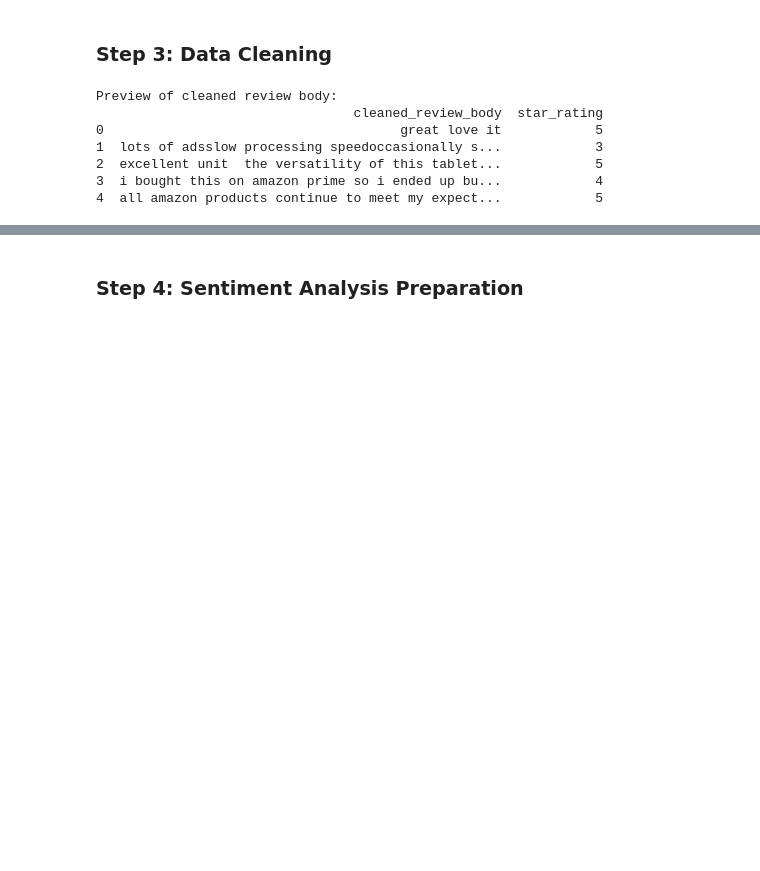
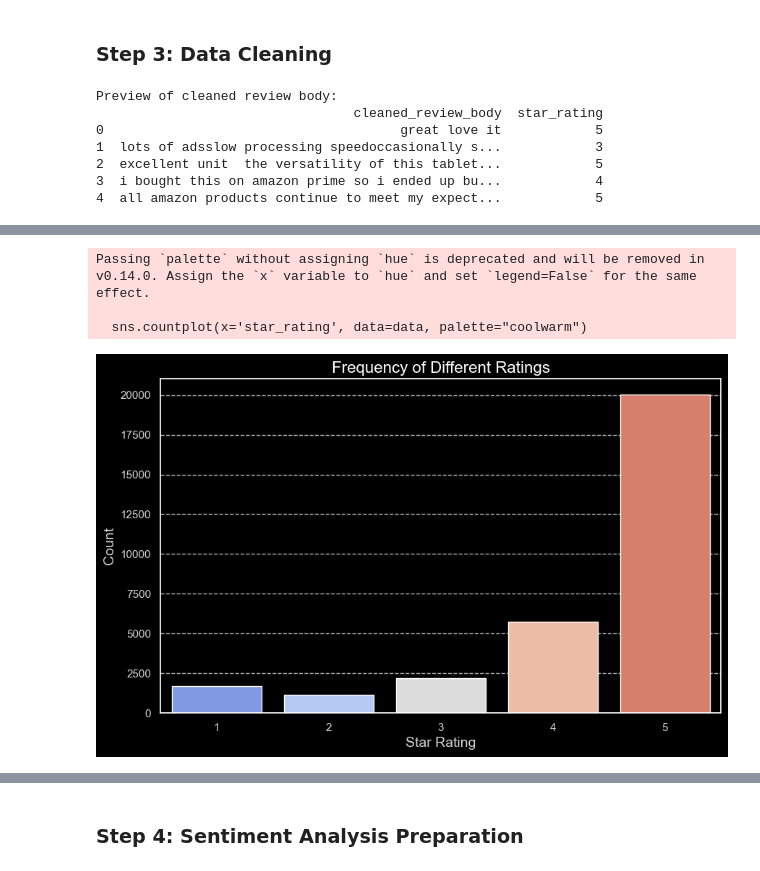
Before and after one commit to nafisalawalidris/Product-Review-Sentiment-Analysis, a Jupyter notebook: Product_Review_Analysis.ipynb, the cells around one changed output, grey strips where cells are left out. Saved outputs shown, nothing was run; the diff lists cells and outputs as text; code cells hidden in the pictures; blank space fills up the shorter version.

```diff
--- a/Product_Review_Analysis.ipynb
+++ b/Product_Review_Analysis.ipynb
@@ -104,0 +138,17 @@ Preview of cleaned review body:
+# %%
+# 2. Visualise the Frequency of Different Ratings
+
+plt.figure(figsize=(10, 6))
+sns.countplot(x='star_rating', data=data, palette="coolwarm")
+plt.title('Frequency of Different Ratings', fontsize=16, color='white')
+plt.xlabel('Star Rating', fontsize=14, color='lightgray')
+plt.ylabel('Count', fontsize=14, color='lightgray')
+plt.xticks(rotation=0, color='lightgray')
+plt.yticks(color='lightgray')
+plt.grid(axis='y', linestyle='--', alpha=0.7)
+plt.show()
+# %% [output]
+Passing `palette` without assigning `hue` is deprecated and will be removed in v0.14.0. Assign the `x` variable to `hue` and set `legend=False` for the same effect.
+
+  sns.countplot(x='star_rating', data=data, palette="coolwarm")
+[figure, added]
```
Also changed, not shown: parts of 12 cells of this notebook, 2 other files.
